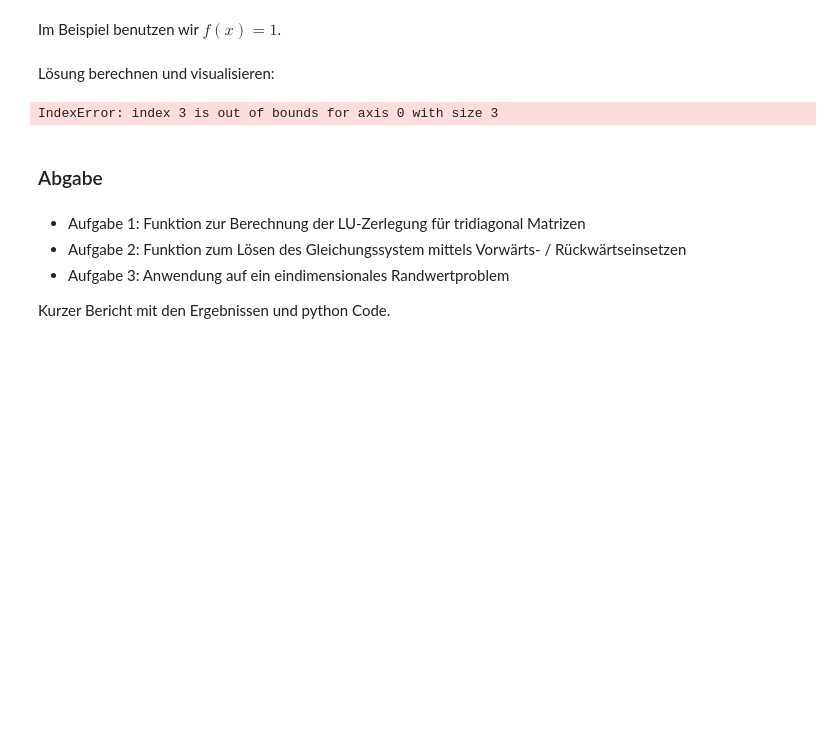
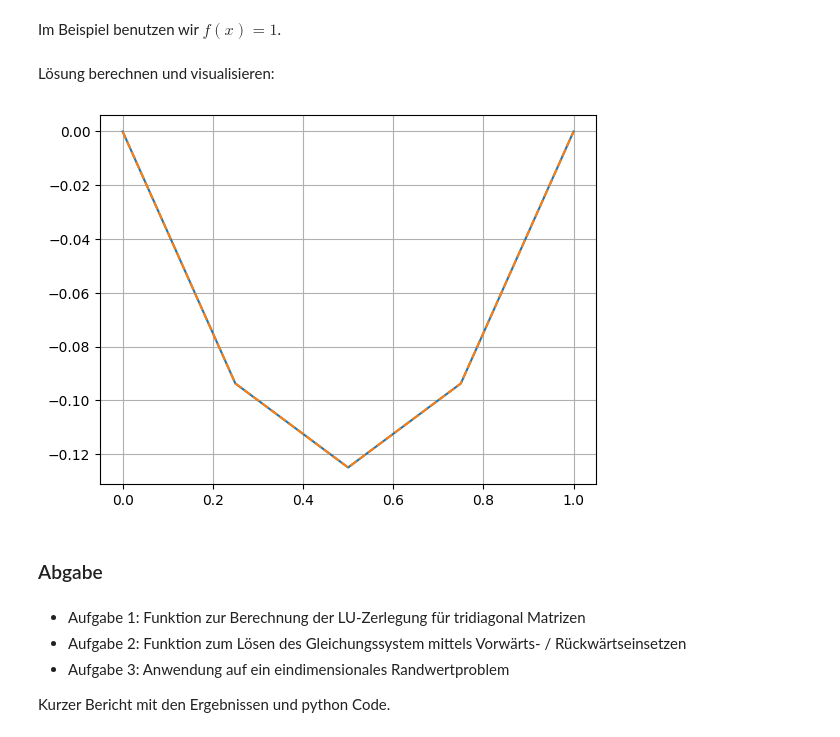
Before and after one commit to BieriCyril/ZHAW_STt_NUM1, a Jupyter notebook: NUM1_Praktikum_W3.ipynb, the cells around one changed output. Saved outputs shown, nothing was run; the diff lists cells and outputs as text; code cells hidden in the pictures; blank space fills up the shorter version.

```diff
--- a/NUM1_Praktikum_W3.ipynb
+++ b/NUM1_Praktikum_W3.ipynb
@@ -156,10 +156,16 @@ y0 = 0
 yN = 0
 # %%
 # System Matrix
-A = np.zeros( (3, N - 1) ) # Das LGS muss für die inneren Punkte x1 .. x[N-1] gelöst werden
-A[0,1:]  = -np.ones(N-2)
-A[1]     = 2*np.ones(N-1)
-A[2,:-1] = -np.ones(N-2)
+#A = np.zeros( (3, N - 1) ) # Das LGS muss für die inneren Punkte x1 .. x[N-1] gelöst werden
+#A[0,1:]  = -np.ones(N-2)
+#A[1]     = 2*np.ones(N-1)
+#A[2,:-1] = -np.ones(N-2)
+#
+n_inner = N - 1
+A = (np.diag(2 * np.ones(n_inner)) +
+     np.diag(-1 * np.ones(n_inner-1), k=-1) +
+     np.diag(-1 * np.ones(n_inner-1), k=1))
+#
 # %% [markdown]
 Im Beispiel benutzen wir $f(x) = 1$.
 # %%
@@ -173,20 +179,24 @@ Lösung berechnen und visualisieren:
 # %%
 import matplotlib.pyplot as plt
 
 LR = LR_tri(A)
 y = np.zeros((N+1))
 y[0] = y0;   # Randwert links
 y[-1] = yN;  # Randwert rechts
-y[1:-1] = fbSub_tri(LR, b)
+
+L = np.tril(LR,-1) + np.eye(LR.shape[0])
+R = np.triu(LR)
+
+y[1:-1] = fbsub(L, R, b)
 
 ye = 0.5*x*(x-1); # Loesung von y''(x) = 1, y(0) = y(1) = 0
 
 plt.plot(x, y)
 plt.plot(x, ye,'--')
 plt.grid()
 plt.show()
 # %% [output]
-IndexError: index 3 is out of bounds for axis 0 with size 3
+[figure, added]
 # %% [markdown]
 ### Abgabe
 # %% [markdown]
```
Also changed, not shown: parts of 1 cell of this notebook.
